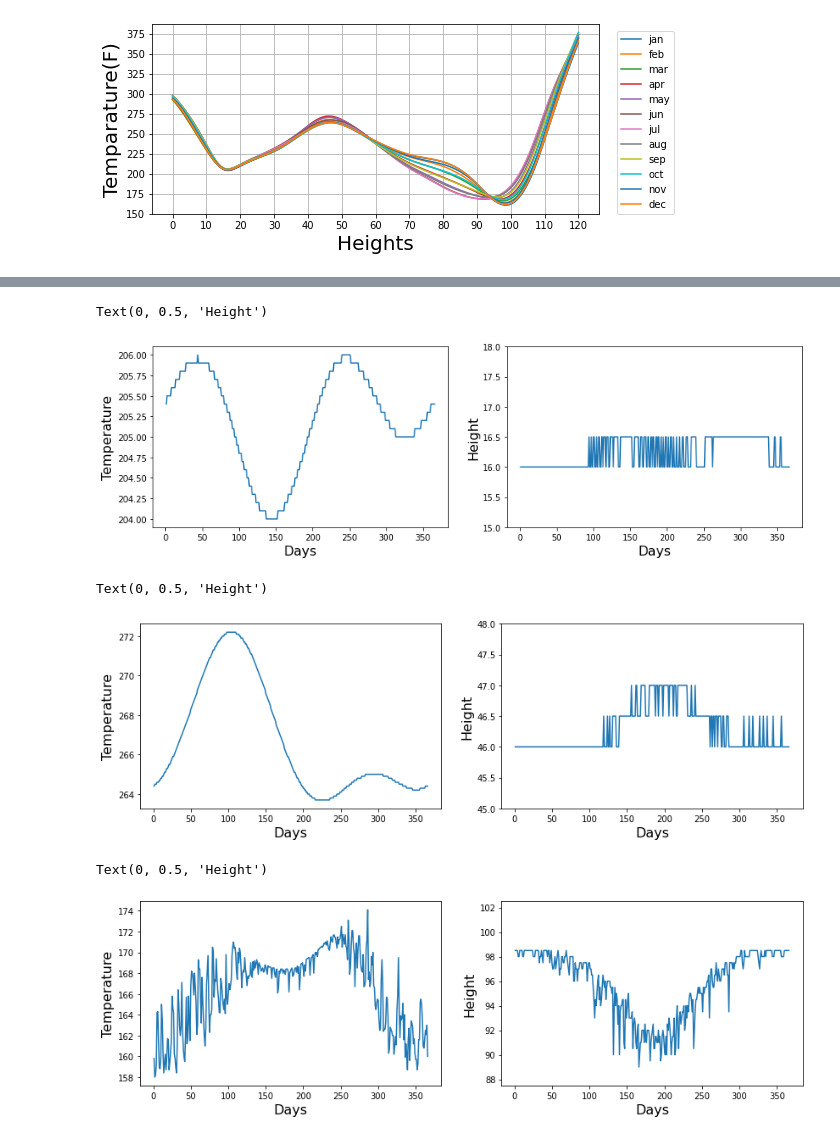
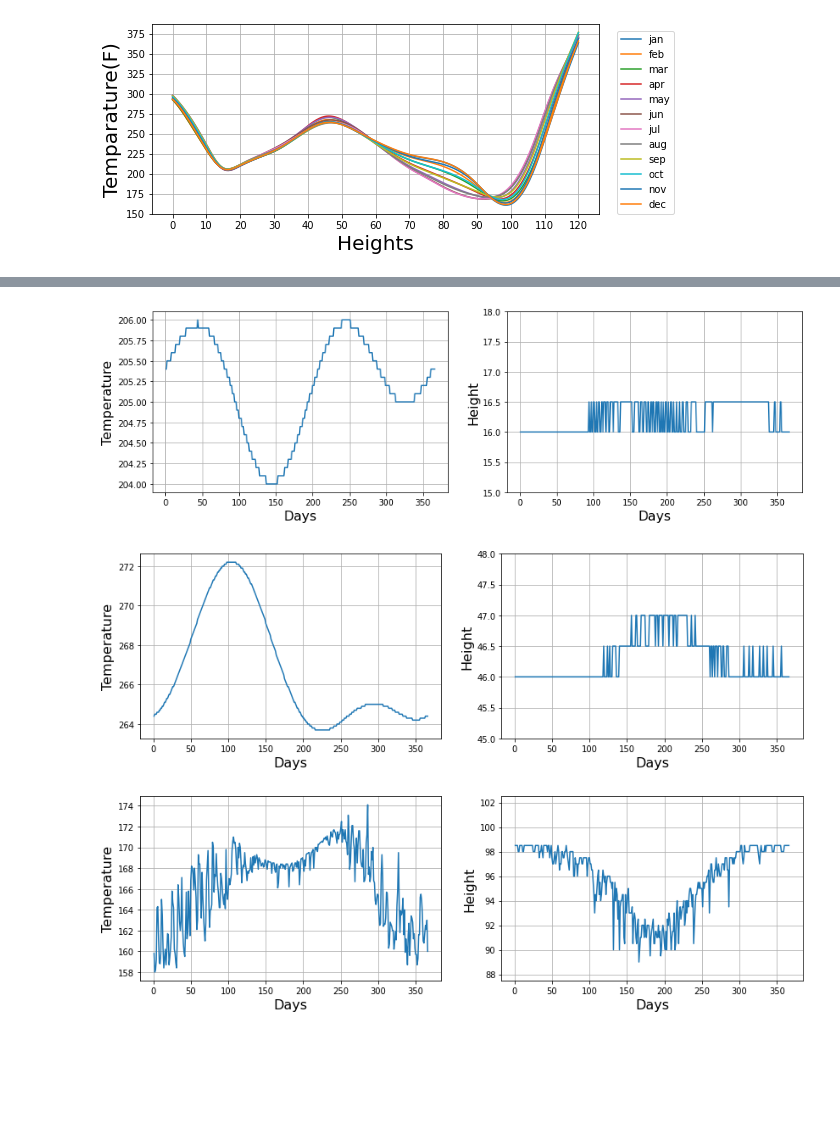
Before and after one commit to alinadevkota/DataViz, a Jupyter notebook: notebooks/data_visualization_turning_points.ipynb, the cells around one changed output, grey strips where cells are left out. Saved outputs shown, nothing was run; the diff lists cells and outputs as text; code cells hidden in the pictures; blank space fills up the shorter version.

Commit message:
grids added

```diff
--- a/notebooks/data_visualization_turning_points.ipynb
+++ b/notebooks/data_visualization_turning_points.ipynb
@@ -84,3 +84,19 @@ plt.savefig('./output/month_wise_line_plot.pdf')
 plt.show()
 # %% [output]
 [figure]
+# %%
+fig,ax = plt.subplots(1, figsize=(4,7.5))
+
+for month, df in sorted_dfs.items():
+    heights = df["height"].values
+    avg_temp = df["avg_temperature"].values
+    ax.plot(avg_temp, heights, label=month)
+
+ax.set_xlabel("Heights", fontsize=20)
+ax.set_ylabel("Temparature(F)", fontsize=20)
+ax.xaxis.set_major_locator(MultipleLocator(25))
+ax.yaxis.set_major_locator(MultipleLocator(10))
+ax.grid()
+plt.legend(loc=(1.04,0))
+plt.savefig('./output/month_wise_line_plot_vertical.pdf')
+plt.show()
@@ -172,21 +190,22 @@ final_df.describe()
 # %%
 fig,ax = plt.subplots(1, 2, figsize=(14, 4))
 
 ax[0].plot(final_df['Day'].values, final_df['Tropopause_temp'].values, label='Tropopause')
 # ax[0].plot(final_df['Day'].values, final_df['Stratopause_temp'].values, label='Stratopause')
 # ax[0].plot(final_df['Day'].values, final_df['Mesopause_temp'].values, label='Mesopause')
 ax[0].set_xlabel('Days', fontsize = 16)
 ax[0].set_ylabel('Temperature', fontsize = 16)
+ax[0].grid()
 
 ax[1].plot(final_df['Day'].values, final_df['Tropopause_height'].values, label='Tropopause')
 # ax[1].plot(final_df['Day'].values, final_df['Stratopause_height'].values, label='Stratopause')
 # ax[1].plot(final_df['Day'].values, final_df['Mesopause_height'].values, label='Mesopause')
 ax[1].set_ylim(15, 18)
 ax[1].set_xlabel('Days', fontsize = 16)
 ax[1].set_ylabel('Height', fontsize = 16)
+ax[1].grid()
 # %% [output]
-Text(0, 0.5, 'Height')
-[figure, old version]
+[figure, new version]
 # %%
 fig,ax = plt.subplots(1, 2, figsize=(14, 4))
 
@@ -195,6 +214,7 @@ ax[0].plot(final_df['Day'].values, final_df['Stratopause_temp'].values, label='S
 # ax[0].plot(final_df['Day'].values, final_df['Mesopause_temp'].values, label='Mesopause')
 ax[0].set_xlabel('Days', fontsize = 16)
 ax[0].set_ylabel('Temperature', fontsize = 16)
+ax[0].grid()
 
 # ax[1].plot(final_df['Day'].values, final_df['Tropopause_height'].values, label='Tropopause')
 ax[1].plot(final_df['Day'].values, final_df['Stratopause_height'].values, label='Stratopause')
@@ -202,9 +222,9 @@ ax[1].plot(final_df['Day'].values, final_df['Stratopause_height'].values, label=
 ax[1].set_ylim(45, 48)
 ax[1].set_xlabel('Days', fontsize = 16)
 ax[1].set_ylabel('Height', fontsize = 16)
+ax[1].grid()
 # %% [output]
-Text(0, 0.5, 'Height')
-[figure, old version]
+[figure, new version]
 # %%
 fig,ax = plt.subplots(1, 2, figsize=(14, 4))
 
@@ -213,6 +233,7 @@ fig,ax = plt.subplots(1, 2, figsize=(14, 4))
 ax[0].plot(final_df['Day'].values, final_df['Mesopause_temp'].values, label='Mesopause')
 ax[0].set_xlabel('Days', fontsize = 16)
 ax[0].set_ylabel('Temperature', fontsize = 16)
+ax[0].grid()
 
 # ax[1].plot(final_df['Day'].values, final_df['Tropopause_height'].values, label='Tropopause')
 # ax[1].plot(final_df['Day'].values, final_df['Stratopause_height'].values, label='Stratopause')
@@ -220,6 +241,6 @@ ax[1].plot(final_df['Day'].values, final_df['Mesopause_height'].values, label='M
 ax[1].set_ylim(87.5, 102.5)
 ax[1].set_xlabel('Days', fontsize = 16)
 ax[1].set_ylabel('Height', fontsize = 16)
+ax[1].grid()
 # %% [output]
-Text(0, 0.5, 'Height')
-[figure, old version]
+[figure, new version]
```
Also changed, not shown: parts of 1 cell of this notebook.
